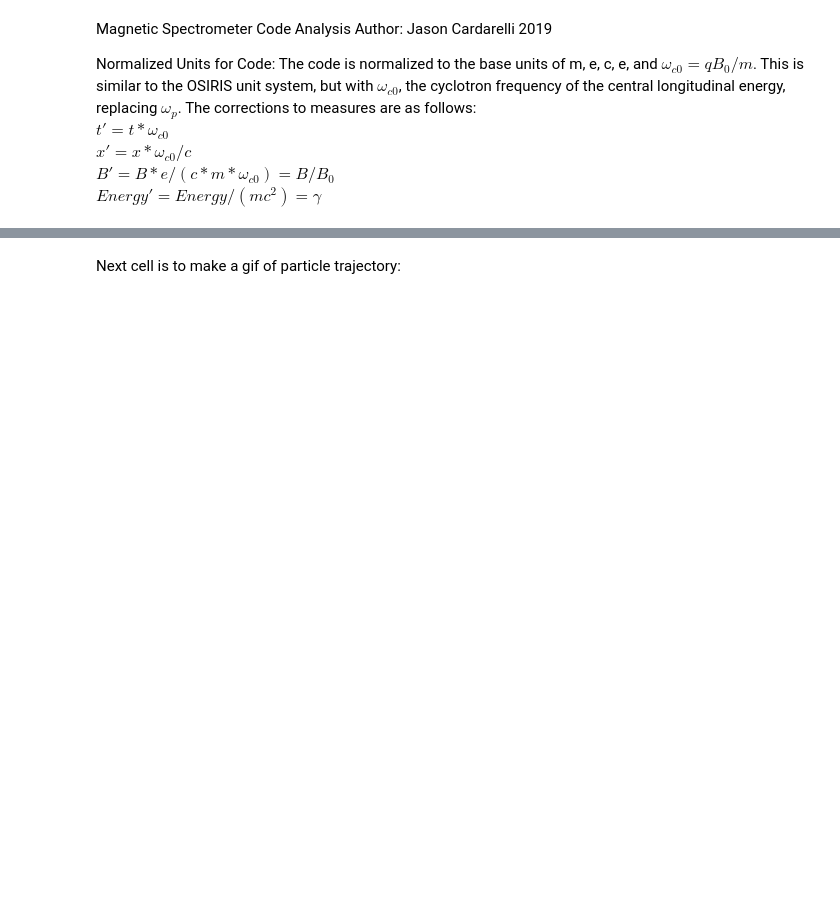
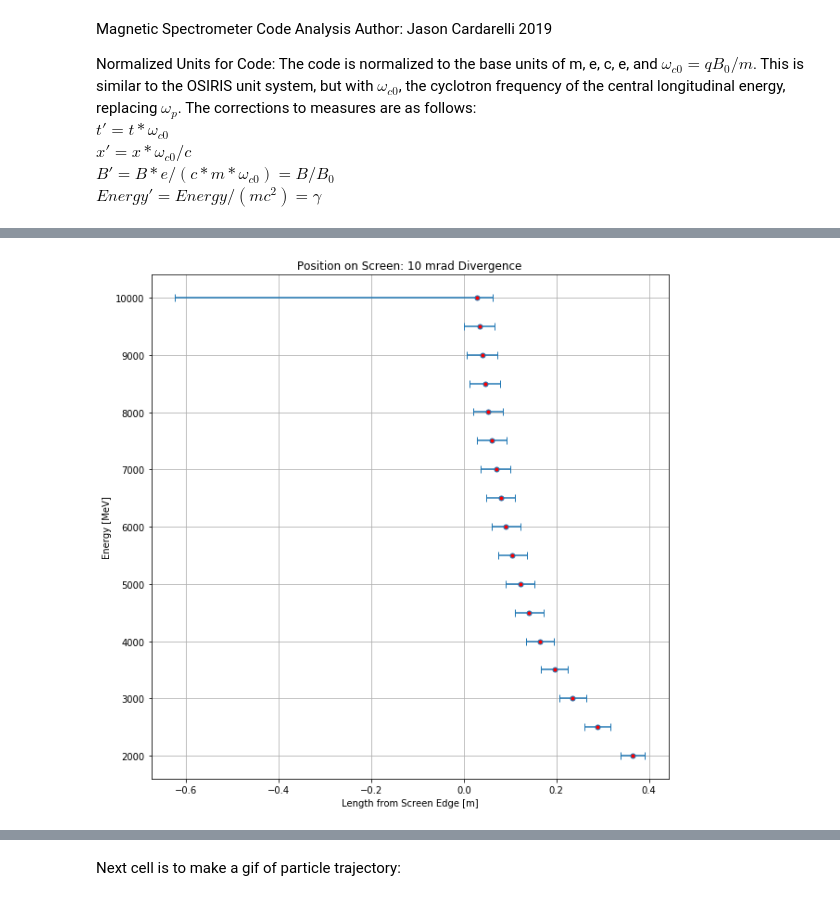
Before and after one commit to jcardar/MagnetSpec_ParticleTracker, a Jupyter notebook: continuous_field/data/analysis/analysis_mag_spec.ipynb, the cells around one changed output, grey strips where cells are left out. Cells and saved outputs as stored; diff of their text form; code cells hidden in the pictures; blank space fills up the shorter version.

```diff
--- a/continuous_field/data/analysis/analysis_mag_spec.ipynb
+++ b/continuous_field/data/analysis/analysis_mag_spec.ipynb
@@ -141,0 +180,11 @@ ax.axis('equal');
+# %%
+%matplotlib inline
+fig, ax = plt.subplots(figsize=(10,10));
+ax.errorbar(posx_on_screen[0::3], energy0[0::3], xerr = (abs(np.array(posx_on_screen[1::3]) - np.array(posx_on_screen[0::3])), abs(np.array(posx_on_screen[2::3]) - np.array(posx_on_screen[0::3]))), fmt='.', mfc='red',
+          ms=10, capsize=4.0);
+ax.grid();
+ax.set_title('Position on Screen: 10 mrad Divergence');
+ax.set_ylabel('Energy [MeV]');
+ax.set_xlabel('Length from Screen Edge [m]');
+# %% [output]
+[figure, added]
```
Also changed, not shown: parts of 6 cells of this notebook.
